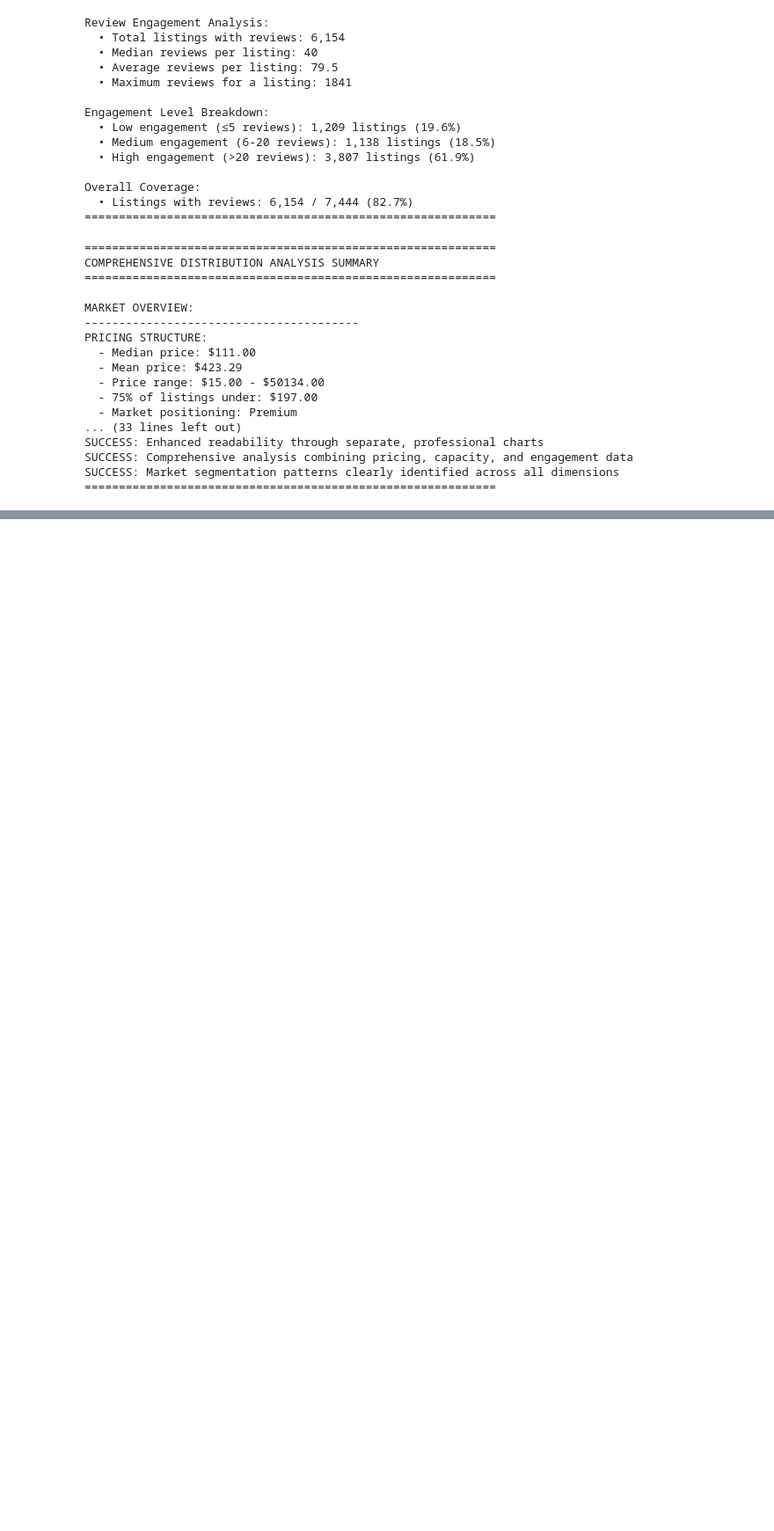
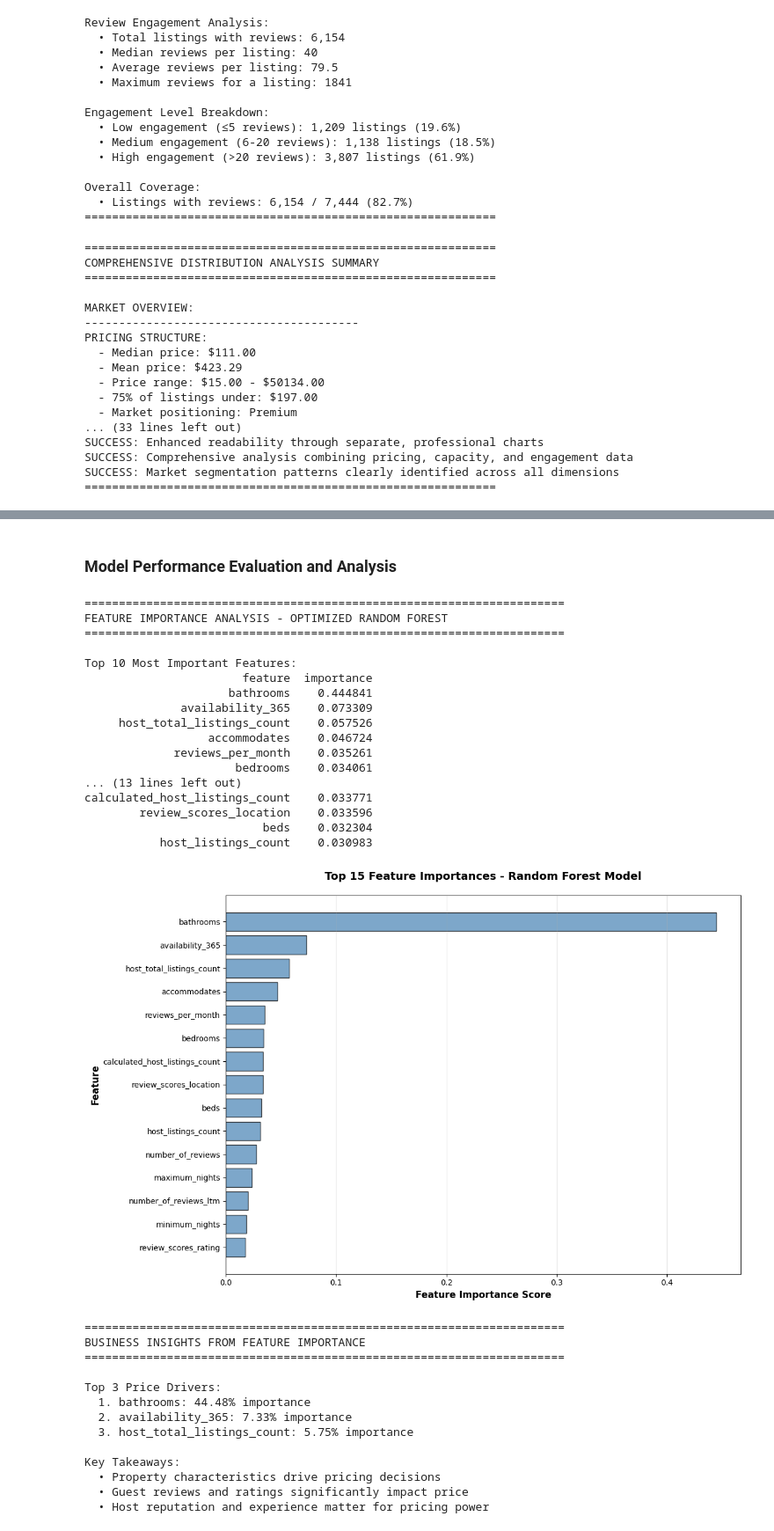
Before and after one commit to Trademark2004/AI-Applications-Project, a Jupyter notebook: Final_Project_661.ipynb, the cells around one changed output, grey strips where cells are left out. Shown at 88% size. Cells and saved outputs as stored; diff of their text form; code cells hidden in the pictures; blank space fills up the shorter version.

```diff
--- a/Final_Project_661.ipynb
+++ b/Final_Project_661.ipynb
@@ -2013,0 +2361,76 @@ SUCCESS: Categorical variables successfully integrated into comprehensive market
+# %% [markdown]
+### Model Performance Evaluation and Analysis
+# %%
+# Feature Importance Analysis
+print("="*70)
+print("FEATURE IMPORTANCE ANALYSIS - OPTIMIZED RANDOM FOREST")
+print("="*70)
+
+# Get feature importances
+feature_importance_best = pd.DataFrame({
+    'feature': available_features,
+    'importance': best_rf_model.feature_importances_
+}).sort_values('importance', ascending=False)
+
+print(f"\nTop 10 Most Important Features:")
+print(feature_importance_best.head(10).to_string(index=False))
+
+# Visualize feature importance
+plt.figure(figsize=(12, 8))
+top_features = feature_importance_best.head(15)
+plt.barh(range(len(top_features)), top_features['importance'], color='steelblue', alpha=0.7, edgecolor='black')
+plt.yticks(range(len(top_features)), top_features['feature'])
+plt.xlabel('Feature Importance Score', fontsize=12, fontweight='bold')
+plt.ylabel('Feature', fontsize=12, fontweight='bold')
+plt.title('Top 15 Feature Importances - Random Forest Model', fontsize=14, fontweight='bold', pad=20)
+plt.gca().invert_yaxis()
+plt.grid(axis='x', alpha=0.3)
+plt.tight_layout()
+plt.show()
+
+# Business interpretation
+print(f"\n{'='*70}")
+print("BUSINESS INSIGHTS FROM FEATURE IMPORTANCE")
+print("="*70)
+
+top_3_features = feature_importance_best.head(3)
+print(f"\nTop 3 Price Drivers:")
+for idx, (_, row) in enumerate(top_3_features.iterrows(), 1):
+    print(f"  {idx}. {row['feature']}: {row['importance']*100:.2f}% importance")
+
+print(f"\nKey Takeaways:")
+print(f"  • Property characteristics drive pricing decisions")
+print(f"  • Guest reviews and ratings significantly impact price")
+print(f"  • Host reputation and experience matter for pricing power")
+# %% [output]
+======================================================================
+FEATURE IMPORTANCE ANALYSIS - OPTIMIZED RANDOM FOREST
+======================================================================
+
+Top 10 Most Important Features:
+                       feature  importance
+                     bathrooms    0.444841
+              availability_365    0.073309
+     host_total_listings_count    0.057526
+                  accommodates    0.046724
+             reviews_per_month    0.035261
+                      bedrooms    0.034061
+... (13 lines left out)
+calculated_host_listings_count    0.033771
+        review_scores_location    0.033596
+                          beds    0.032304
+           host_listings_count    0.030983
+[figure, added]
+======================================================================
+BUSINESS INSIGHTS FROM FEATURE IMPORTANCE
+======================================================================
+
+Top 3 Price Drivers:
+  1. bathrooms: 44.48% importance
+  2. availability_365: 7.33% importance
+  3. host_total_listings_count: 5.75% importance
+
+Key Takeaways:
+  • Property characteristics drive pricing decisions
+  • Guest reviews and ratings significantly impact price
+  • Host reputation and experience matter for pricing power
```
Also changed, not shown: parts of 26 cells of this notebook, 2 other files.
